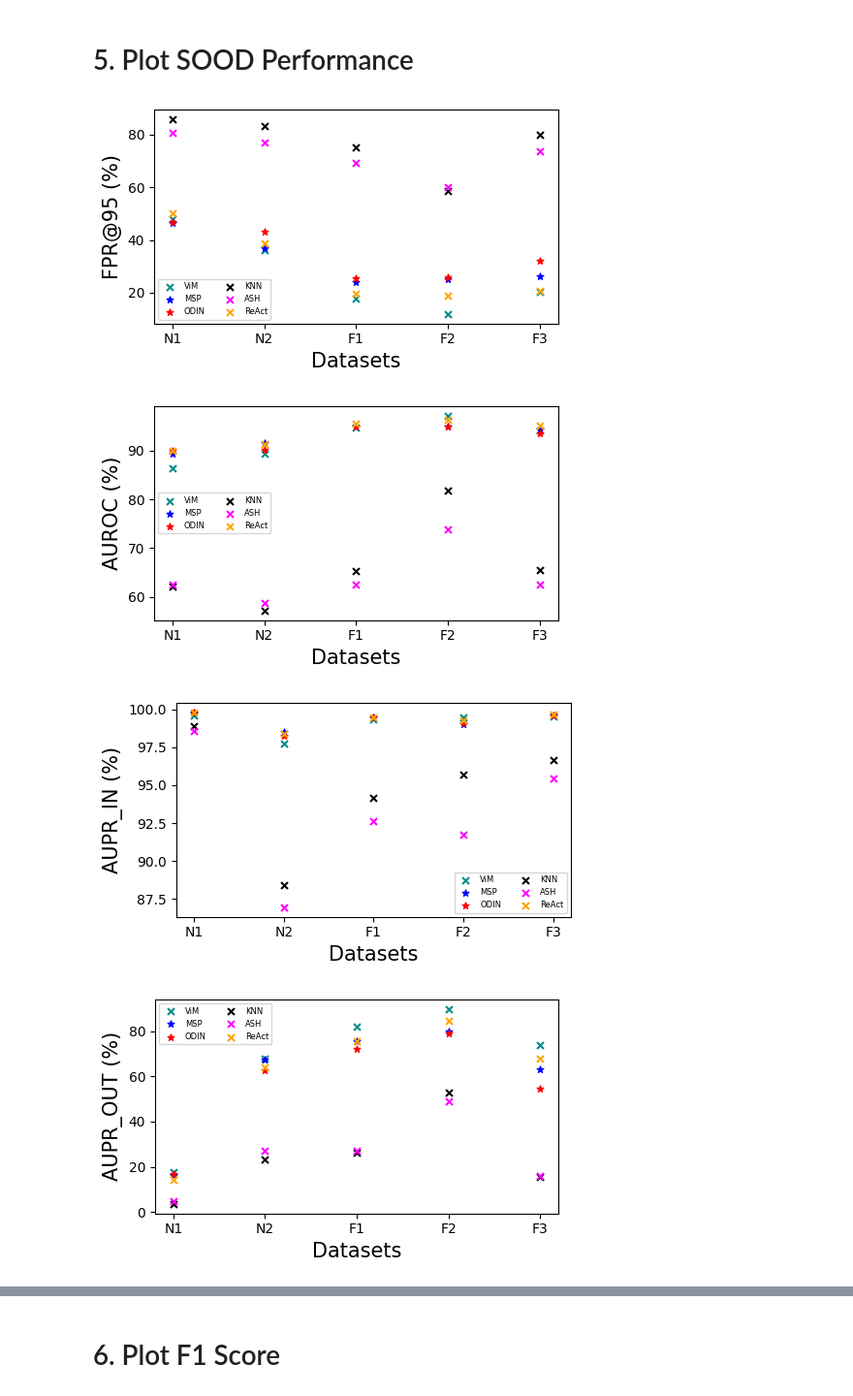
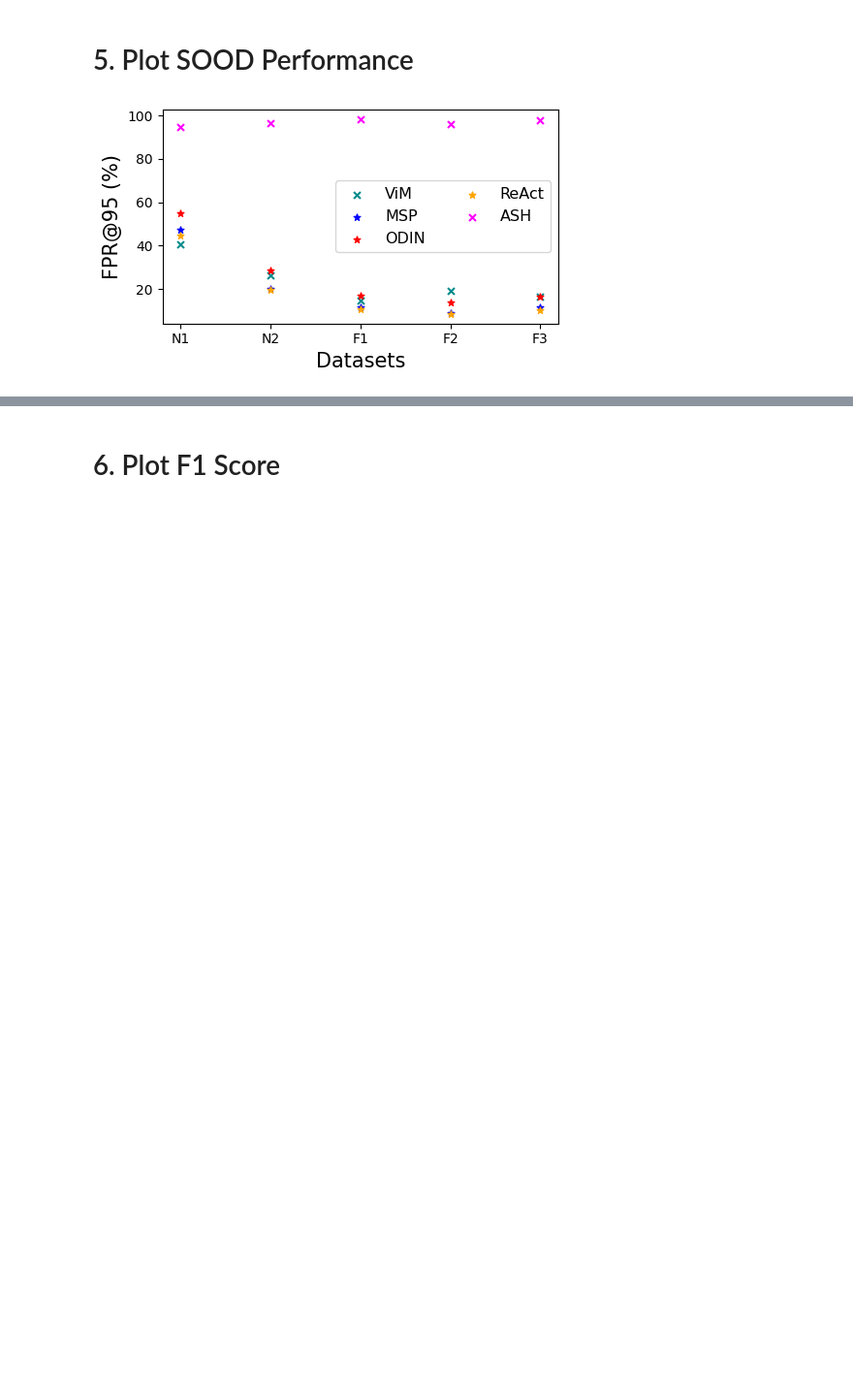
Before and after one commit to Edw2n/ImageNet-ES, a Jupyter notebook: ood_plots.ipynb, the cells around one changed output, grey strips where cells are left out. Shown at 97% size. Cells and saved outputs as stored; diff of their text form; code cells hidden in the pictures; blank space fills up the shorter version.

```diff
--- a/ood_plots.ipynb
+++ b/ood_plots.ipynb
@@ -9,31 +9,29 @@ warnings.filterwarnings(action='ignore')
 # %%
 OOD_TARGETS_SCORES_FOCUS = {
     'MAIN_METHODS': ['vim', 'msp', 'odin'], # main paper supports
-    'FULL_METHODS': ['vim', 'msp', 'odin', 'knn', 'ash','react'], # appendix supports
+    'FULL_METHODS': ['vim', 'msp', 'odin', 'ash','react'], # appendix supports
+    'LEFT_METHODS': ['react', 'ash'], # appendix supports
 }
 
-OOD_TARGETS_PERFORMANCE_FOCUS = {
-    'MAIN_METHODS': ['vim', 'msp', 'odin', 'react'], # main paper supports
-    'FULL_METHODS': ['vim', 'msp', 'odin', 'knn', 'ash','react'], # appendix supports
-}
+OOD_TARGETS_PERFORMANCE_FOCUS = ['vim', 'msp', 'odin', 'react', 'ash']
 
 MODEL_FULL_NAME = {
     'SWIN': 'swin_base_patch4_window7_224',
     'EN': 'efficientnet_b0.ra_in1k',
     'RN18':'resnet18.a1_in1k',
+    'VIT':'deit_base_patch16_224.fb_in1k',
 }
 
 SETTING_KEYWORD_MAP = {
     'SEMANTICS-CENTRIC': 'SC',
     'MS-OOD': 'MC',
-    'ENHANCEMENT': 'ES',
 }
 # %% [markdown]
 # 1. Select Analysis Options
 # %%
 from configs.datasets import DATA_ROOT_DIR
 
-model = 'EN'
+model = 'VIT'
 ood_targets = 'FULL_METHODS'
 TEST_DATA_ROOT_DIR = f'{DATA_ROOT_DIR}/es-test'
 RESULT_DIR = 'results_new_labeler_paper_written_ver'
@@ -137,32 +125,16 @@ sc.plot_score_accuracy(msood_scores, accs, axis_selection, legend_dict=legend_di
 # %%
 from utils.scatter import Scatters
 
-legend_fontsize = {
-    "MAIN_METHODS": 11,
-    "FULL_METHODS": 6,
-}
+legend_fontsize = 11.5
 
-target_methods = OOD_TARGETS_PERFORMANCE_FOCUS[ood_targets]
-sc = Scatters(methods=target_methods, figsize=(5,3), legend_fontsize=legend_fontsize[ood_targets])
+target_methods = OOD_TARGETS_PERFORMANCE_FOCUS
+sc = Scatters(methods=target_methods, figsize=(5,3), legend_fontsize=legend_fontsize)
 # %%
 # ood detection is trained without ImageNet-ES (vanilla MS-OOD settings)
 
 metrics = loaded['MS-OOD']['metrics']
 
 FILE_NAME = f'{MODEL_RESULT_DIR}/scatter-plots/MS-OOD_fpr_{ood_targets}.pdf'
-sc.plot_sood_performance(metrics, target_metric='FPR@95', file_name=FILE_NAME)
-
-#여기서 부터는 논문에는 없는 내용
-FILE_NAME = f'{MODEL_RESULT_DIR}/scatter-plots/MS-OOD_auroc_{ood_targets}.pdf'
-sc.plot_sood_performance(metrics, target_metric='AUROC', file_name=FILE_NAME)
-
-FILE_NAME = f'{MODEL_RESULT_DIR}/scatter-plots/MS-OOD_aupr-in_{ood_targets}.pdf'
-sc.plot_sood_performance(metrics, target_metric='AUPR_IN', file_name=FILE_NAME)
-
-FILE_NAME = f'{MODEL_RESULT_DIR}/scatter-plots/MS-OOD_aupr-out_{ood_targets}.pdf'
-sc.plot_sood_performance(metrics, target_metric='AUPR_OUT', file_name=FILE_NAME)
+sc.plot_sood_performance(metrics, target_metric='FPR@95', file_name=FILE_NAME, legend_dict={'ncol':2})
 # %% [output]
-[figure, old version]
+[figure, new version]
-[figure, removed]
-[figure, removed]
-[figure, removed]
```
Also changed, not shown: parts of 7 cells of this notebook, 6 other files.
